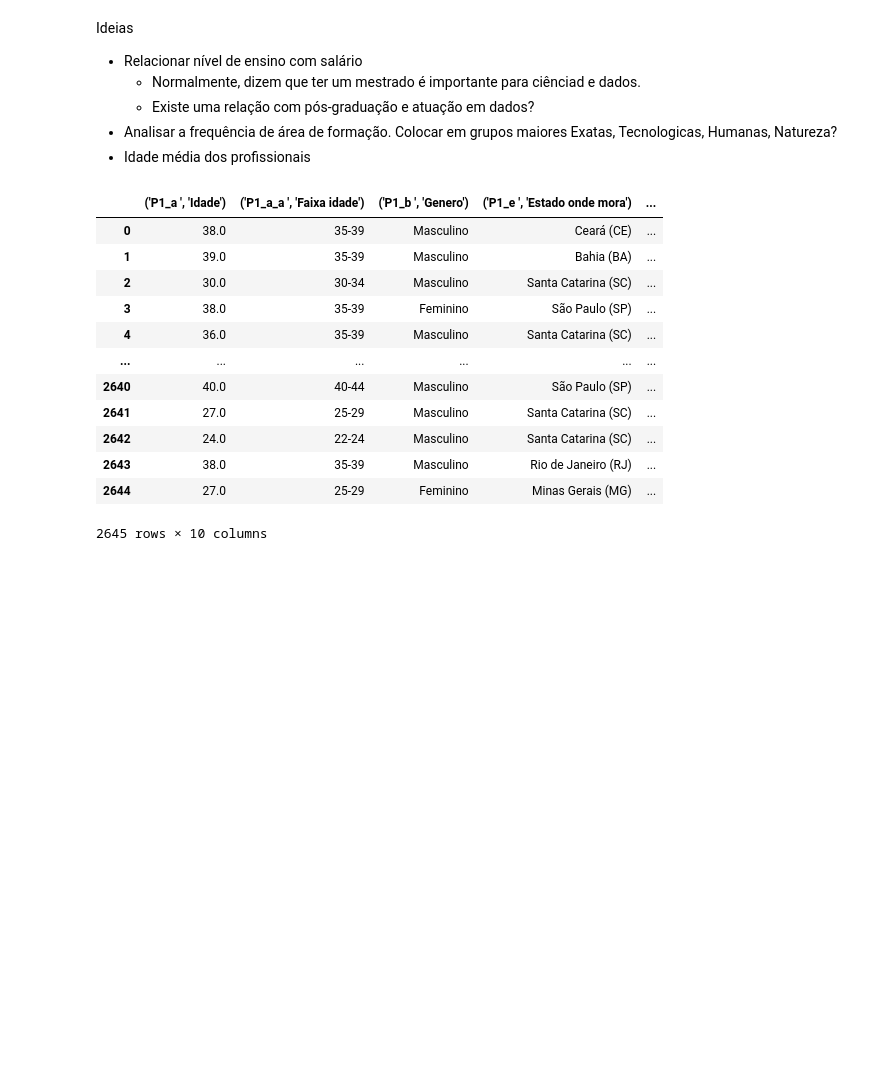
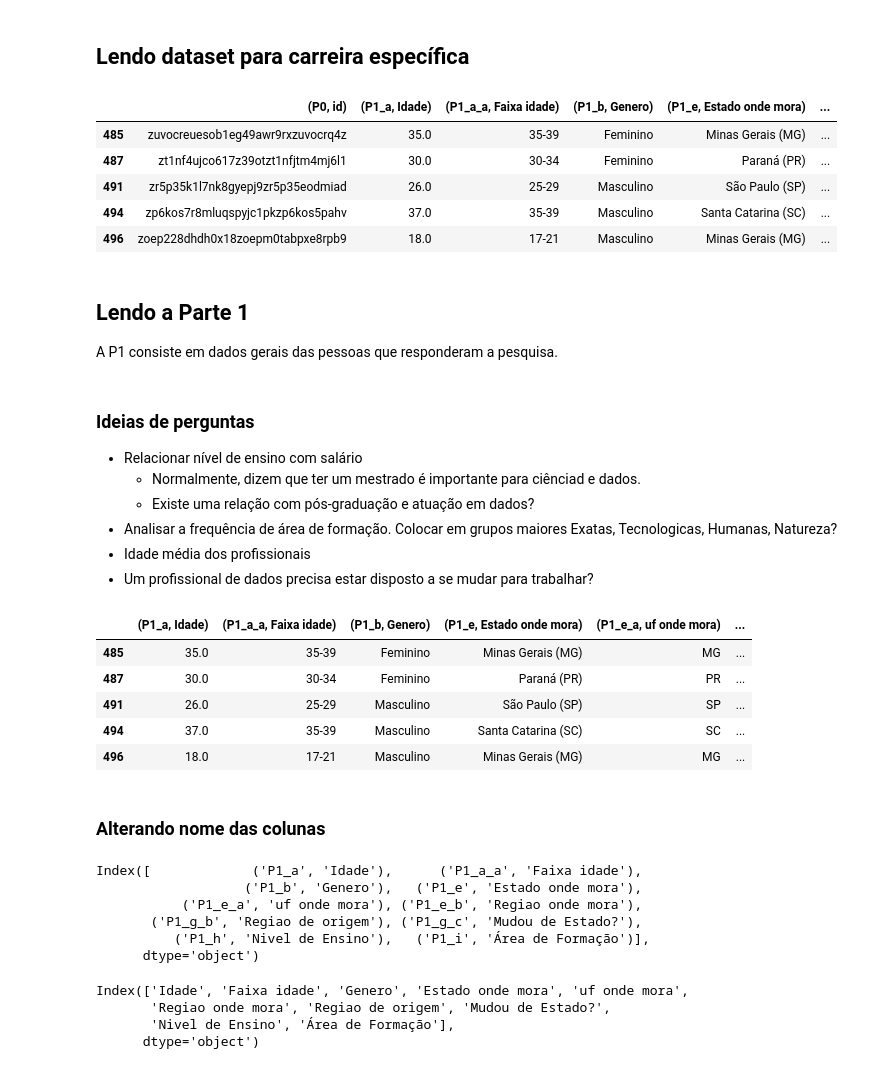
Before and after one commit to BrunoRammon/projeto_tecnicas_programacao_ii-, a Jupyter notebook: EDA.ipynb, the cells around one changed output. Cells and saved outputs as stored; diff of their text form; code cells hidden in the pictures; blank space fills up the shorter version.

Commit message:
initial setups in dataset

```diff
--- a/EDA.ipynb
+++ b/EDA.ipynb
@@ -17,5 +15,2 @@ def obter_columns_por_pergunta(perguntas = []):
 # %%
 pd.set_option('display.max_columns', 500)
-# %%
-df = pd.read_csv('./datasets/State of Data 2021 - Dataset - Pgina1.csv')
-df.head()
@@ -28,0 +69,6 @@ df.head()
+# %%
+df_all = pd.read_csv('./datasets/State of Data 2021 - Dataset - Pgina1.csv')
+df_all.columns=[col.replace("'s","s") for col in df_all.columns]
+df_all.columns = [literal_eval(col) for col in df_all.columns]
+df_all.columns = [(col[0].strip(),col[1].strip()) for col in df_all.columns]
+df_all.head()
@@ -29,24 +107,47 @@ df.head()
+# %% [markdown]
+## Lendo dataset para carreira específica
+# %%
+career = 'Análise de Dados'
+# %%
+df_career = df_all[df_all[('P4_a', 'Atuacao')]==career]
+df_career.head()
+# %% [output]
+|  | (P0, id) | (P1_a, Idade) | (P1_a_a, Faixa idade) | (P1_b, Genero) | (P1_e, Estado onde mora) | ... |
+| 485 | zuvocreuesob1eg49awr9rxzuvocrq4z | 35.0 | 35-39 | Feminino | Minas Gerais (MG) | ... |
+| 487 | zt1nf4ujco617z39otzt1nfjtm4mj6l1 | 30.0 | 30-34 | Feminino | Paraná (PR) | ... |
+| 491 | zr5p35k1l7nk8gyepj9zr5p35eodmiad | 26.0 | 25-29 | Masculino | São Paulo (SP) | ... |
+| 494 | zp6kos7r8mluqspyjc1pkzp6kos5pahv | 37.0 | 35-39 | Masculino | Santa Catarina (SC) | ... |
+| 496 | zoep228dhdh0x18zoepm0tabpxe8rpb9 | 18.0 | 17-21 | Masculino | Minas Gerais (MG) | ... |
+# %% [markdown]
+## Lendo a Parte 1
+
+A P1 consiste em dados gerais das pessoas que responderam a pesquisa.
 # %% [markdown]
-Ideias
+### Ideias de perguntas
 - Relacionar nível de ensino com salário
     - Normalmente, dizem que ter um mestrado é importante para ciênciad e dados.
     - Existe uma relação com pós-graduação e atuação em dados?
 - Analisar a frequência de área de formação. Colocar em grupos maiores Exatas, Tecnologicas, Humanas, Natureza?
 - Idade média dos profissionais
+- Um profissional de dados precisa estar disposto a se mudar para trabalhar?
 # %%
-df_dem = df[obter_columns_por_pergunta(['P1'])]
-df_dem
+df_dem = df_career[get_columns_part(df_all,['P1'])]
+df_dem.head()
 # %% [output]
-|  | ('P1_a ', 'Idade') | ('P1_a_a ', 'Faixa idade') | ('P1_b ', 'Genero') | ('P1_e ', 'Estado onde mora') | ... |
-| 0 | 38.0 | 35-39 | Masculino | Ceará (CE) | ... |
-| 1 | 39.0 | 35-39 | Masculino | Bahia (BA) | ... |
-| 2 | 30.0 | 30-34 | Masculino | Santa Catarina (SC) | ... |
-| 3 | 38.0 | 35-39 | Feminino | São Paulo (SP) | ... |
-| 4 | 36.0 | 35-39 | Masculino | Santa Catarina (SC) | ... |
-| ... | ... | ... | ... | ... | ... |
-| 2640 | 40.0 | 40-44 | Masculino | São Paulo (SP) | ... |
-| 2641 | 27.0 | 25-29 | Masculino | Santa Catarina (SC) | ... |
-| 2642 | 24.0 | 22-24 | Masculino | Santa Catarina (SC) | ... |
-| 2643 | 38.0 | 35-39 | Masculino | Rio de Janeiro (RJ) | ... |
-| 2644 | 27.0 | 25-29 | Feminino | Minas Gerais (MG) | ... |
+|  | (P1_a, Idade) | (P1_a_a, Faixa idade) | (P1_b, Genero) | (P1_e, Estado onde mora) | (P1_e_a, uf onde mora) | ... |
+| 485 | 35.0 | 35-39 | Feminino | Minas Gerais (MG) | MG | ... |
+| 487 | 30.0 | 30-34 | Feminino | Paraná (PR) | PR | ... |
+| 491 | 26.0 | 25-29 | Masculino | São Paulo (SP) | SP | ... |
+| 494 | 37.0 | 35-39 | Masculino | Santa Catarina (SC) | SC | ... |
+| 496 | 18.0 | 17-21 | Masculino | Minas Gerais (MG) | MG | ... |
-2645 rows × 10 columns
+# %% [markdown]
+### Alterando nome das colunas
+# %%
+df_dem.columns
+# %% [output]
+Index([             ('P1_a', 'Idade'),      ('P1_a_a', 'Faixa idade'),
+                   ('P1_b', 'Genero'),   ('P1_e', 'Estado onde mora'),
+           ('P1_e_a', 'uf onde mora'), ('P1_e_b', 'Regiao onde mora'),
+       ('P1_g_b', 'Regiao de origem'), ('P1_g_c', 'Mudou de Estado?'),
+          ('P1_h', 'Nivel de Ensino'),   ('P1_i', 'Área de Formação')],
+      dtype='object')
@@ -52,0 +156,7 @@ df_dem
+# %%
+df_dem.columns
+# %% [output]
+Index(['Idade', 'Faixa idade', 'Genero', 'Estado onde mora', 'uf onde mora',
+       'Regiao onde mora', 'Regiao de origem', 'Mudou de Estado?',
+       'Nivel de Ensino', 'Área de Formação'],
+      dtype='object')
```
Also changed, not shown: parts of 28 cells of this notebook.
